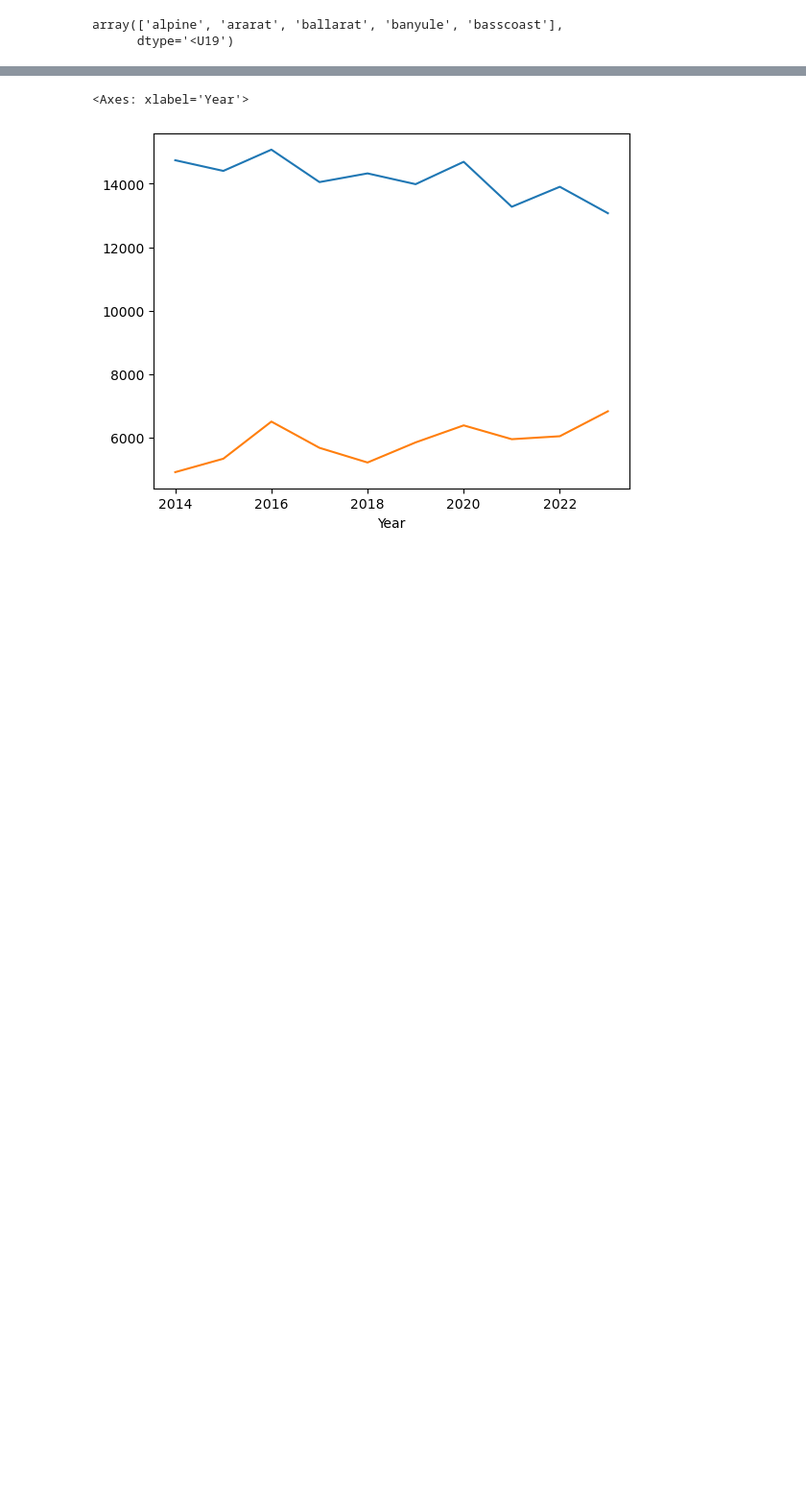
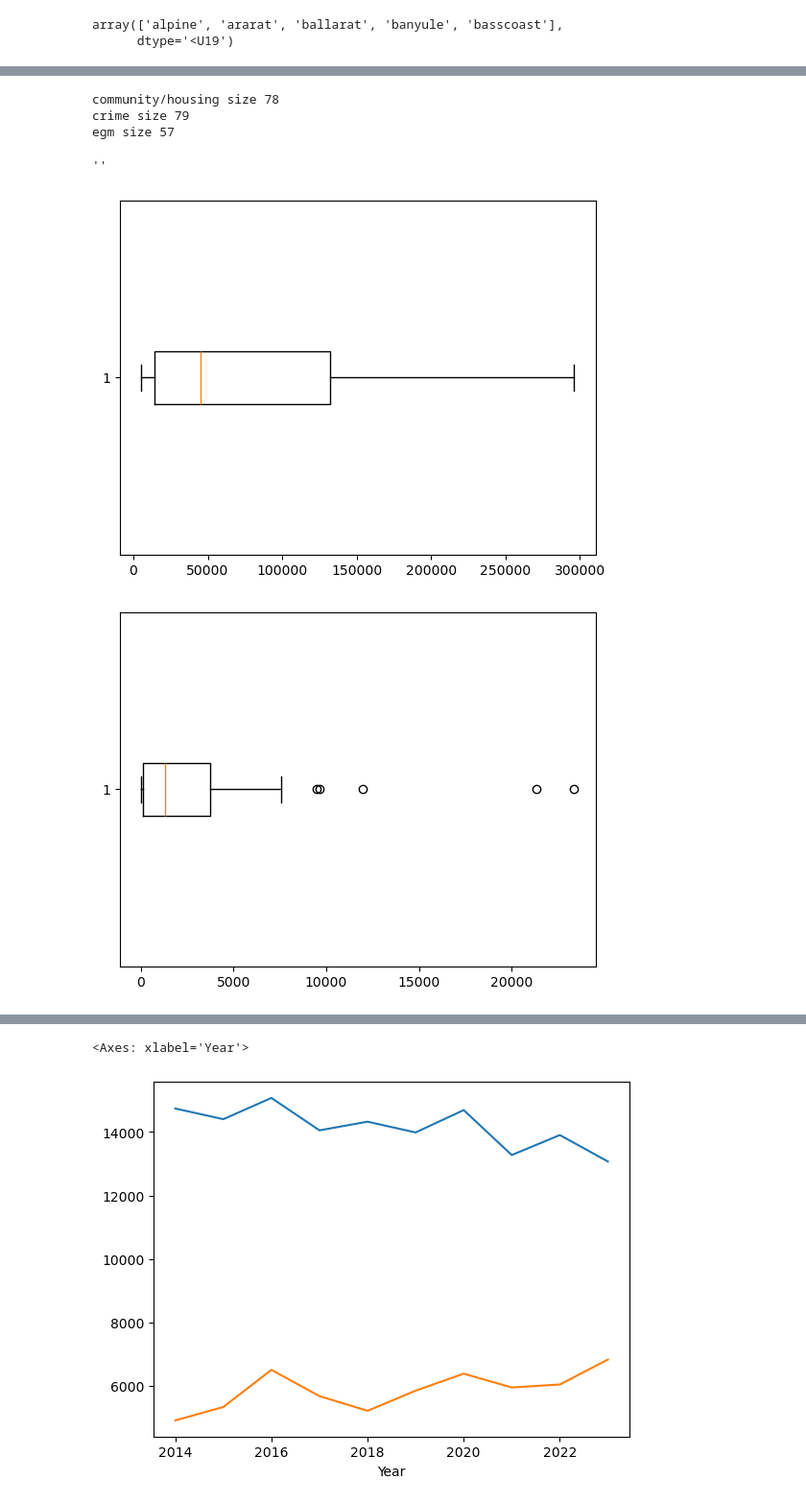
Before and after one commit to khangluong2004/COMP20008_Assignment2, a Jupyter notebook: terry/eda.ipynb, the cells around one changed output, grey strips where cells are left out. Shown at 96% size. Cells and saved outputs as stored; diff of their text form; code cells hidden in the pictures; blank space fills up the shorter version.

```diff
--- a/terry/eda.ipynb
+++ b/terry/eda.ipynb
@@ -142,0 +218,26 @@ removed []
+# %%
+print(f"community/housing size {community.shape[0]}")
+print(f"crime size {offense['LGA'].unique().shape[0]}")
+print(f"egm size {egm.shape[0]}")
+# %% [output]
+community/housing size 78
+crime size 79
+egm size 57
+# %%
+plt.figure()
+plt.boxplot(community['Population'], vert=False)
+plt.figure()
+plt.boxplot(community['Area (km^2)'], vert=False)
+
+plt.figure()
+plt.boxplot(community['2020 weighted'], vert=False)
+plt.xlabel('Median Housing Price')
+plt.title('2020 Median Housing Price by LGA')
+
+plt.figure()
+plt.boxplot(community['2019 weighted'], vert=False)
+;
+# %% [output]
+''
+[figure, added]
+[figure, added]
```
Also changed, not shown: parts of 10 cells of this notebook.
